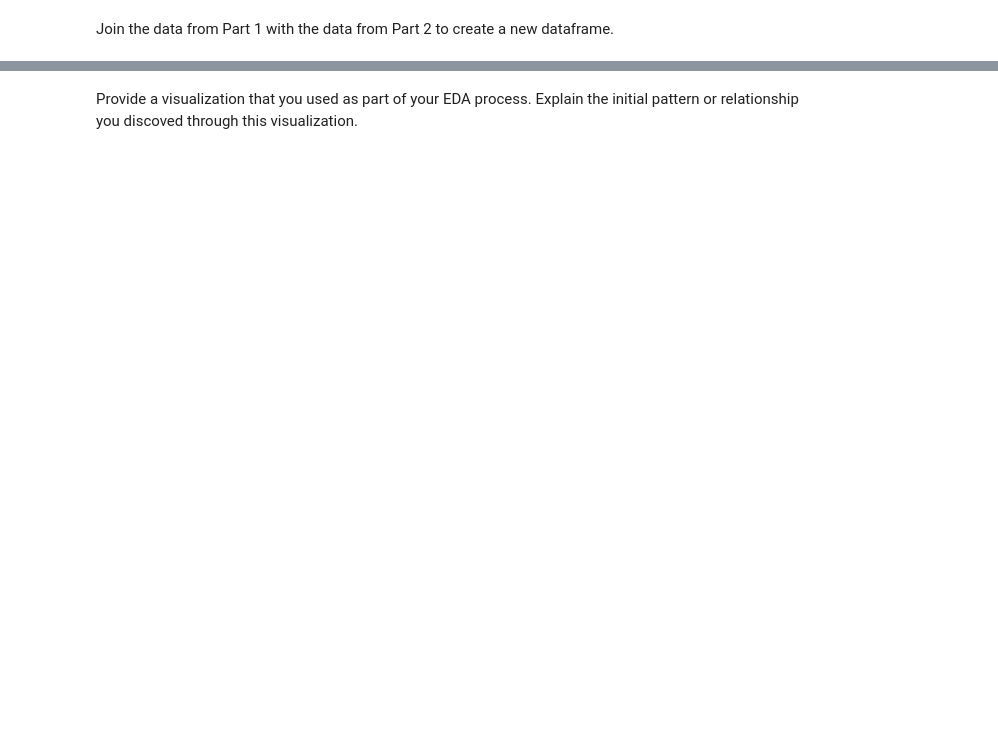
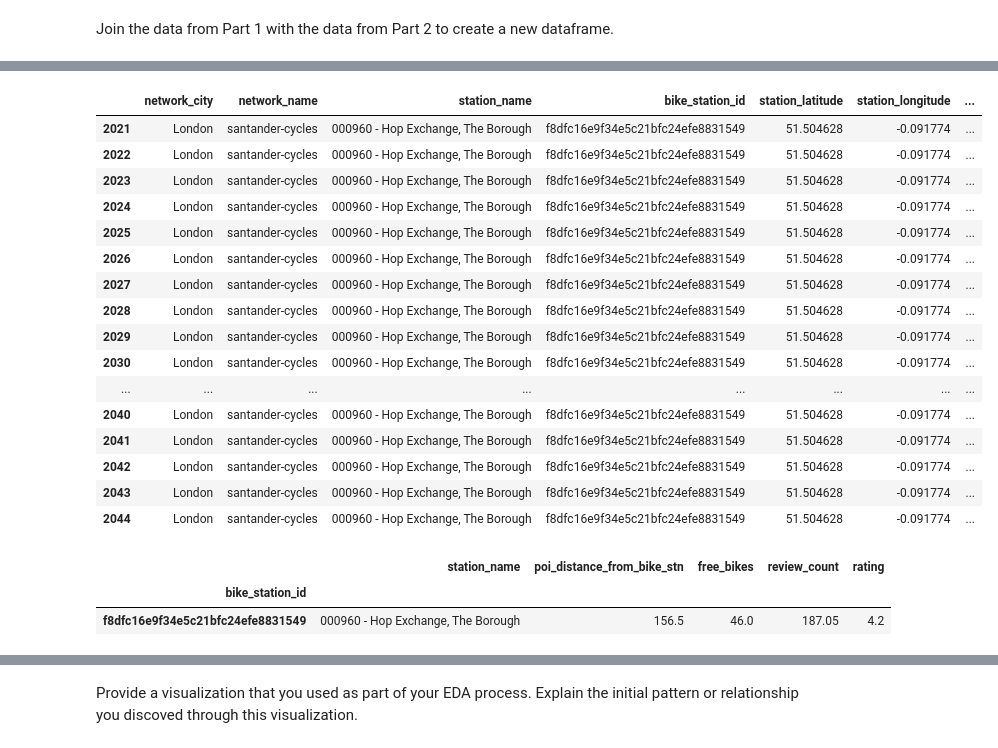
Before and after one commit to alifaisalraza/Statistical-Modelling-Project, a Jupyter notebook: notebooks/joining_data.ipynb, the cells around one changed output, grey strips where cells are left out. Drawn from its saved outputs; the diff is of its cells as text; code cells hidden in the pictures; blank space fills up the shorter version.

```diff
--- a/notebooks/joining_data.ipynb
+++ b/notebooks/joining_data.ipynb
@@ -65,0 +74,40 @@ memory usage: 392.3+ KB
+# %%
+#validation of sample record to ensure that merged data reflects original transactional data
+#from yelp and foursquare.
+
+df_join[df_join['bike_station_id'] == 'f8dfc16e9f34e5c21bfc24efe8831549']
+# %% [output]
+|  | network_city | network_name | station_name | bike_station_id | station_latitude | station_longitude | ... |
+| 2021 | London | santander-cycles | 000960 - Hop Exchange, The Borough | f8dfc16e9f34e5c21bfc24efe8831549 | 51.504628 | -0.091774 | ... |
+| 2022 | London | santander-cycles | 000960 - Hop Exchange, The Borough | f8dfc16e9f34e5c21bfc24efe8831549 | 51.504628 | -0.091774 | ... |
+| 2023 | London | santander-cycles | 000960 - Hop Exchange, The Borough | f8dfc16e9f34e5c21bfc24efe8831549 | 51.504628 | -0.091774 | ... |
+| 2024 | London | santander-cycles | 000960 - Hop Exchange, The Borough | f8dfc16e9f34e5c21bfc24efe8831549 | 51.504628 | -0.091774 | ... |
+| 2025 | London | santander-cycles | 000960 - Hop Exchange, The Borough | f8dfc16e9f34e5c21bfc24efe8831549 | 51.504628 | -0.091774 | ... |
+| 2026 | London | santander-cycles | 000960 - Hop Exchange, The Borough | f8dfc16e9f34e5c21bfc24efe8831549 | 51.504628 | -0.091774 | ... |
+| 2027 | London | santander-cycles | 000960 - Hop Exchange, The Borough | f8dfc16e9f34e5c21bfc24efe8831549 | 51.504628 | -0.091774 | ... |
+| 2028 | London | santander-cycles | 000960 - Hop Exchange, The Borough | f8dfc16e9f34e5c21bfc24efe8831549 | 51.504628 | -0.091774 | ... |
+| 2029 | London | santander-cycles | 000960 - Hop Exchange, The Borough | f8dfc16e9f34e5c21bfc24efe8831549 | 51.504628 | -0.091774 | ... |
+| 2030 | London | santander-cycles | 000960 - Hop Exchange, The Borough | f8dfc16e9f34e5c21bfc24efe8831549 | 51.504628 | -0.091774 | ... |
+| ... | ... | ... | ... | ... | ... | ... | ... |
+| 2040 | London | santander-cycles | 000960 - Hop Exchange, The Borough | f8dfc16e9f34e5c21bfc24efe8831549 | 51.504628 | -0.091774 | ... |
+| 2041 | London | santander-cycles | 000960 - Hop Exchange, The Borough | f8dfc16e9f34e5c21bfc24efe8831549 | 51.504628 | -0.091774 | ... |
+| 2042 | London | santander-cycles | 000960 - Hop Exchange, The Borough | f8dfc16e9f34e5c21bfc24efe8831549 | 51.504628 | -0.091774 | ... |
+| 2043 | London | santander-cycles | 000960 - Hop Exchange, The Borough | f8dfc16e9f34e5c21bfc24efe8831549 | 51.504628 | -0.091774 | ... |
+| 2044 | London | santander-cycles | 000960 - Hop Exchange, The Borough | f8dfc16e9f34e5c21bfc24efe8831549 | 51.504628 | -0.091774 | ... |
+# %%
+#aggregations of merged data over each bike station to get the average distances of food
+#outlets, number of reviews, ratings and number of bikes.
+
+df_agg = df_join.groupby(['bike_station_id']).aggregate(
+    {'station_name': 'first',
+     'poi_distance_from_bike_stn': 'median',
+     'free_bikes': 'mean',
+     'review_count': 'mean',
+     'rating': 'mean'})
+
+#validation of sample record to ensure that the aggregated data reflects the transactional merged data.
+df_agg[df_agg['station_name'] == '000960 - Hop Exchange, The Borough']
+# %% [output]
+|  | station_name | poi_distance_from_bike_stn | free_bikes | review_count | rating |
+| bike_station_id |  |  |  |  |  |
+| f8dfc16e9f34e5c21bfc24efe8831549 | 000960 - Hop Exchange, The Borough | 156.5 | 46.0 | 187.05 | 4.2 |
```
Also changed, not shown: parts of 15 cells of this notebook, 4 other files.
